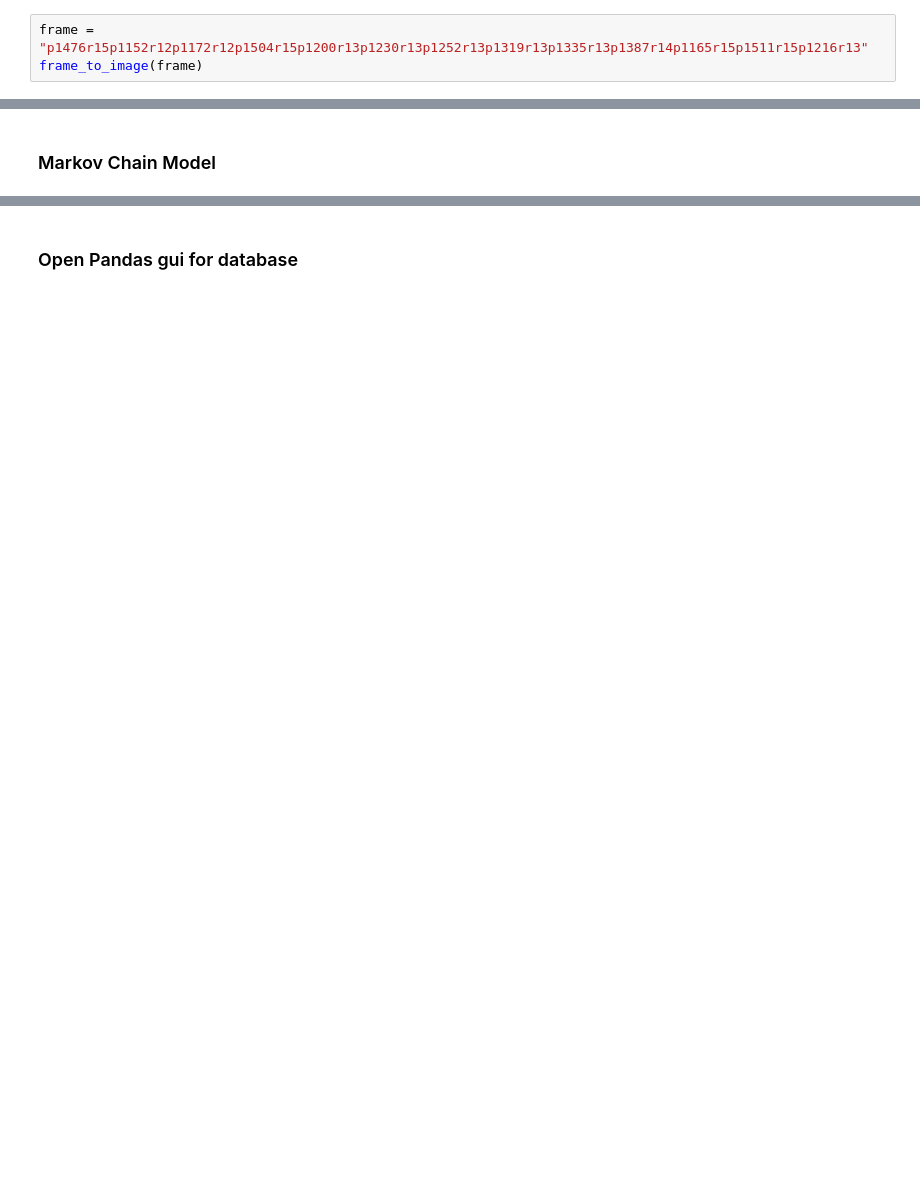
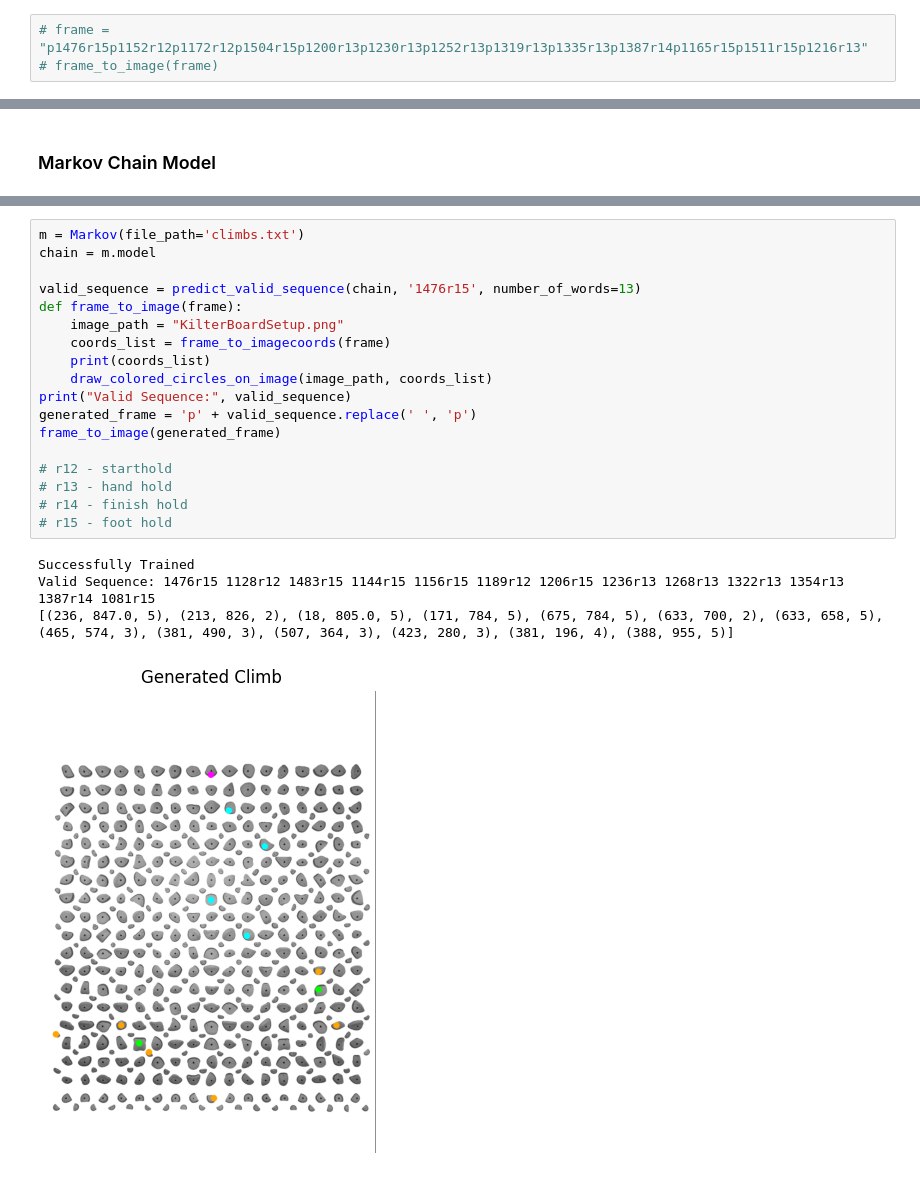
Before and after one commit to ViniciusDugue/KilterBoard-AI, a Jupyter notebook: KilterAI/KilterAI.ipynb, the cells around one changed output, grey strips where cells are left out. Cells and saved outputs as stored; diff of their text form; blank space fills up the shorter version.

```diff
--- a/KilterAI/KilterAI.ipynb
+++ b/KilterAI/KilterAI.ipynb
@@ -148,3 +122,3 @@ Sum of All Word Counts: 1340776
 # %%
-frame = "p1476r15p1152r12p1172r12p1504r15p1200r13p1230r13p1252r13p1319r13p1335r13p1387r14p1165r15p1511r15p1216r13"
-frame_to_image(frame)
+# frame = "p1476r15p1152r12p1172r12p1504r15p1200r13p1230r13p1252r13p1319r13p1335r13p1387r14p1165r15p1511r15p1216r13"
+# frame_to_image(frame)
@@ -396,2 +127,23 @@ IndexError: only integers, slices (`:`), ellipsis (`...`), numpy.newaxis (`None`
-# %% [markdown]
-### Open Pandas gui for database
+# %%
+m = Markov(file_path='climbs.txt')
+chain = m.model
+
+valid_sequence = predict_valid_sequence(chain, '1476r15', number_of_words=13)
+def frame_to_image(frame):
+    image_path = "KilterBoardSetup.png"
+    coords_list = frame_to_imagecoords(frame)
+    print(coords_list)
+    draw_colored_circles_on_image(image_path, coords_list)
+print("Valid Sequence:", valid_sequence)
+generated_frame = 'p' + valid_sequence.replace(' ', 'p')
+frame_to_image(generated_frame)
+
+# r12 - starthold
+# r13 - hand hold
+# r14 - finish hold
+# r15 - foot hold
+# %% [output]
+Successfully Trained
+Valid Sequence: 1476r15 1128r12 1483r15 1144r15 1156r15 1189r12 1206r15 1236r13 1268r13 1322r13 1354r13 1387r14 1081r15
+[(236, 847.0, 5), (213, 826, 2), (18, 805.0, 5), (171, 784, 5), (675, 784, 5), (633, 700, 2), (633, 658, 5), (465, 574, 3), (381, 490, 3), (507, 364, 3), (423, 280, 3), (381, 196, 4), (388, 955, 5)]
+[figure, added]
```
Also changed, not shown: parts of 21 cells of this notebook, 10 other files.
